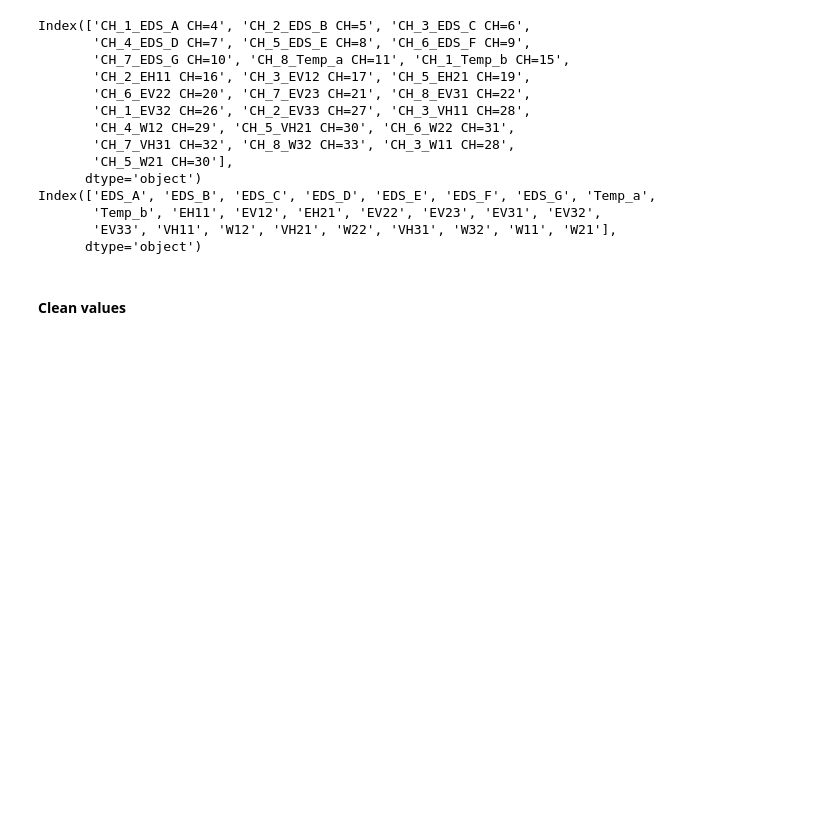
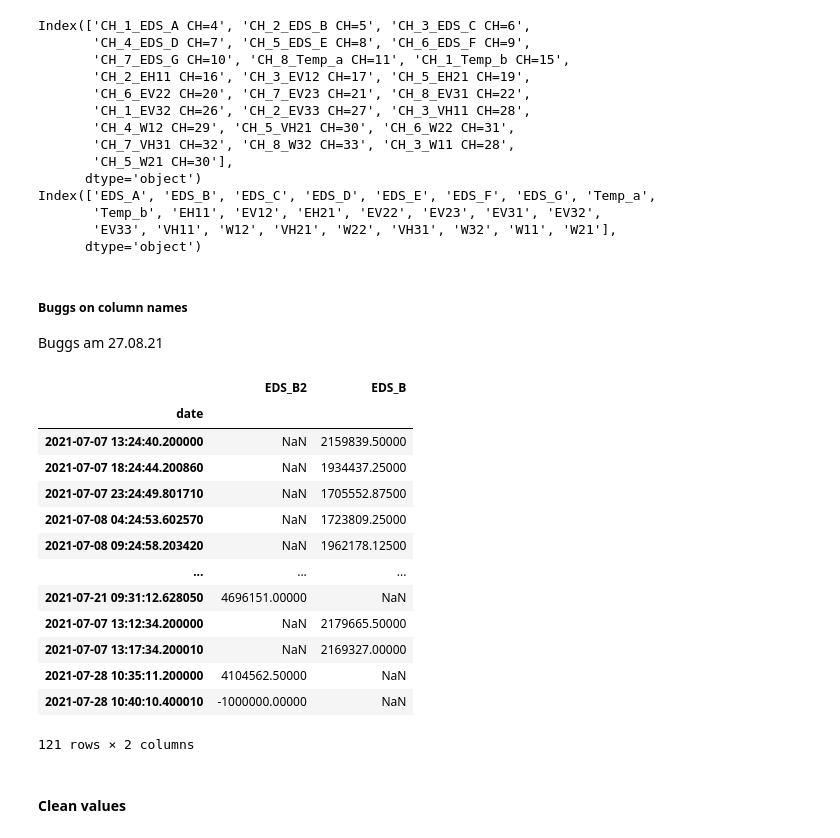
Before and after one commit to PAYEUR/spundsteif, a Jupyter notebook: 01_sensors.ipynb, the cells around one changed output. Cells and saved outputs as stored; diff of their text form; code cells hidden in the pictures; blank space fills up the shorter version.

```diff
--- a/01_sensors.ipynb
+++ b/01_sensors.ipynb
@@ -586,3 +586,6 @@ Index(['EDS_A', 'EDS_B', 'EDS_C', 'EDS_D', 'EDS_E', 'EDS_F', 'EDS_G', 'Temp_a',
 assert numpy.all(t.columns == ['EDS_A', 'EDS_B', 'EDS_C', 'EDS_D', 'EDS_E', 'EDS_F', 'EDS_G', 'Temp_a',
        'Temp_b', 'EH11', 'EV12', 'EH21', 'EV22', 'EV23', 'EV31', 'EV32',
        'EV33', 'VH11', 'W12', 'VH21', 'W22', 'VH31', 'W32', 'W11', 'W21'])
+# %% [markdown]
+#####  Buggs on column names
+Buggs am 27.08.21
@@ -588,0 +615,20 @@ assert numpy.all(t.columns == ['EDS_A', 'EDS_B', 'EDS_C', 'EDS_D', 'EDS_E', 'EDS
+# %%
+# example
+e = t
+e = patch_buggs_in_column_names(t, '2021-07-15')
+e[['EDS_B2', 'EDS_B']]
+# %% [output]
+|  | EDS_B2 | EDS_B |
+| date |  |  |
+| 2021-07-07 13:24:40.200000 | NaN | 2159839.50000 |
+| 2021-07-07 18:24:44.200860 | NaN | 1934437.25000 |
+| 2021-07-07 23:24:49.801710 | NaN | 1705552.87500 |
+| 2021-07-08 04:24:53.602570 | NaN | 1723809.25000 |
+| 2021-07-08 09:24:58.203420 | NaN | 1962178.12500 |
+| ... | ... | ... |
+| 2021-07-21 09:31:12.628050 | 4696151.00000 | NaN |
+| 2021-07-07 13:12:34.200000 | NaN | 2179665.50000 |
+| 2021-07-07 13:17:34.200010 | NaN | 2169327.00000 |
+| 2021-07-28 10:35:11.200000 | 4104562.50000 | NaN |
+| 2021-07-28 10:40:10.400010 | -1000000.00000 | NaN |
+121 rows × 2 columns
```
Also changed, not shown: parts of 12 cells of this notebook, 4 other files.
